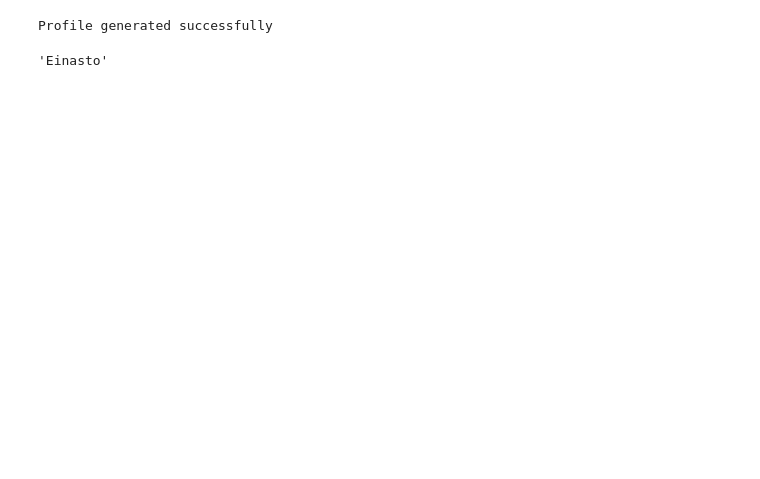
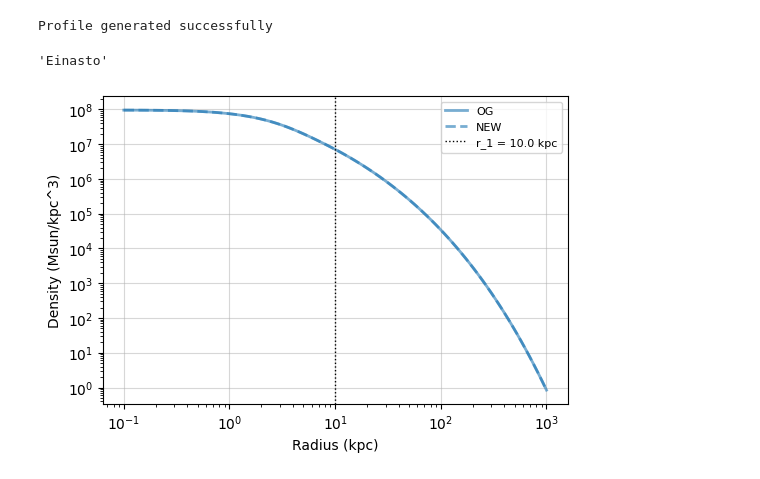
Before and after one commit to AdamSmithOrlik/nonspherical-sidm-jeans-model, a Jupyter notebook: examples/dev.ipynb, the cells around one changed output. Saved outputs shown, nothing was run; the diff lists cells and outputs as text; code cells hidden in the pictures; blank space fills up the shorter version.

Commit message:
Added run_jeans. Fixed save namespace.

```diff
--- a/examples/dev.ipynb
+++ b/examples/dev.ipynb
@@ -60,6 +58,8 @@ profile.outer.halo_type
 # %%
 filename = "example_profile.npz"
 profile.save(filename)
+# %%
+new_profile = jeans.load(filename)
 # %%
 from jeans.classes import load_profile
 # %%
@@ -81,3 +81,18 @@ Profile generated successfully
 profile.outer.halo_type
 # %% [output]
 'Einasto'
+# %%
+
+r = np.logspace(-1,3, num=100)
+
+plt.figure(figsize=(6,4))
+plt.loglog(r, profile.rho_sph_avg(r), label='OG', c='C0', alpha=0.6, ls='-', lw=2)
+plt.loglog(r, new_profile.rho_sph_avg(r), label='NEW',  c='C1', alpha=0.6, ls='--', lw=2)
+plt.axvline(profile.r1, color='k', ls=':', lw=1, label=f'r_1 = {profile.r1:.1f} kpc')
+plt.xlabel('Radius (kpc)')
+plt.ylabel('Density (Msun/kpc^3)')
+plt.grid(True, which='major', alpha=0.5, axis='both')
+plt.legend(fontsize=8)
+plt.show()
+# %% [output]
+[figure, added]
```
Also changed, not shown: parts of 5 cells of this notebook, 7 other files.
